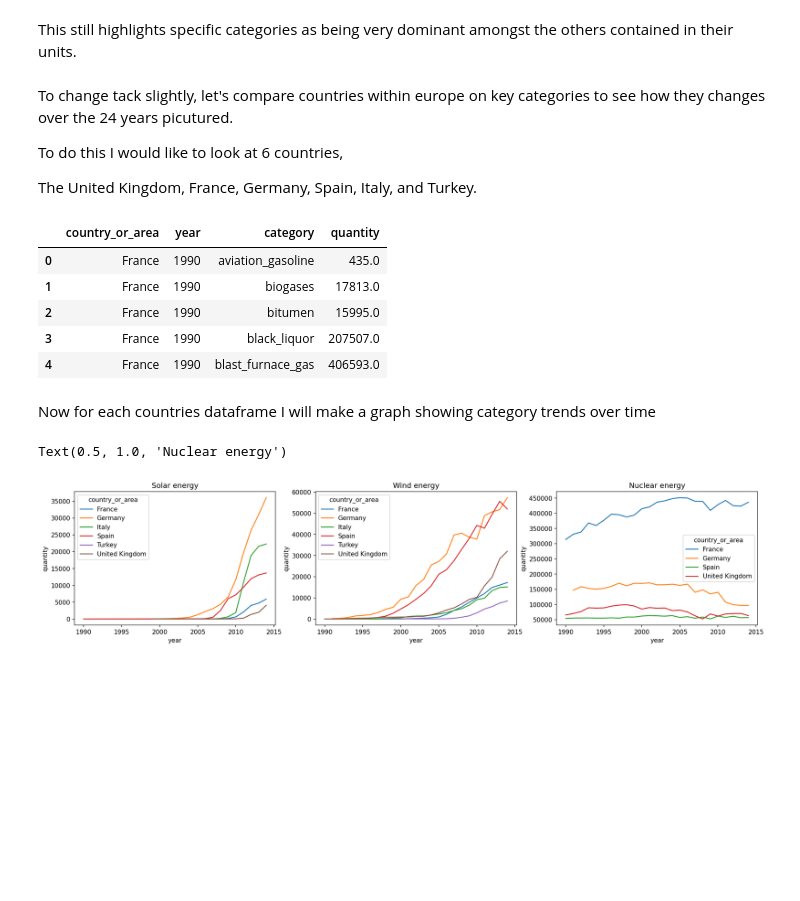
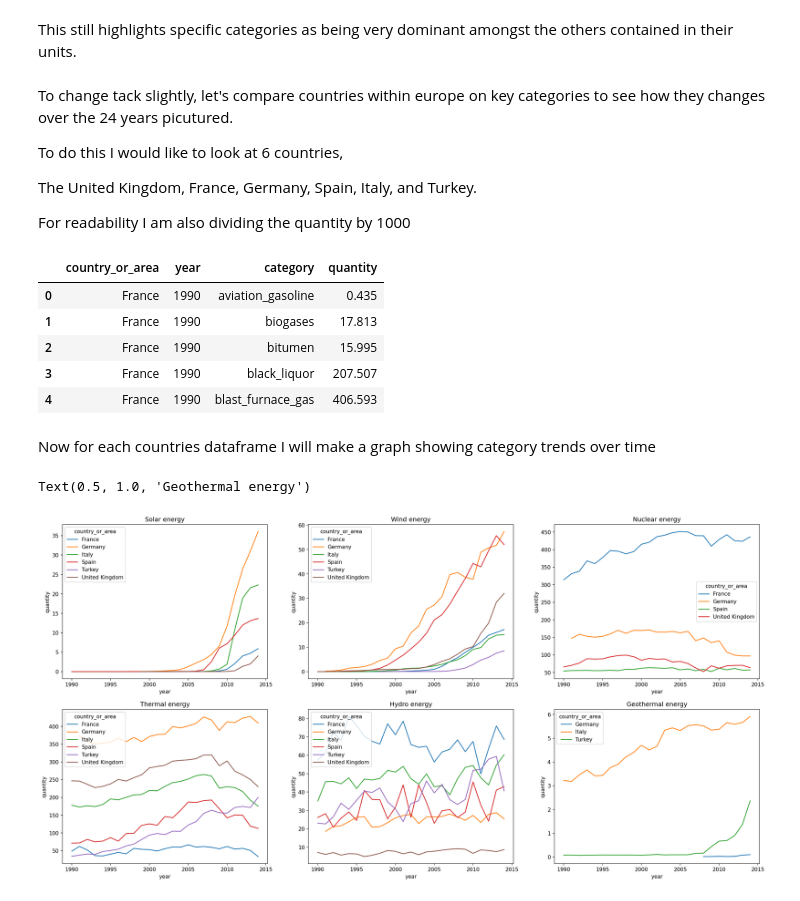
Before and after one commit to See-You-Data/UNInternationalEnergyData, a Jupyter notebook: dan_exploratory_analysis.ipynb, the cells around one changed output. Cells and saved outputs as stored; diff of their text form; code cells hidden in the pictures; blank space fills up the shorter version.

Commit message:
Investigated further energy sources for my key six countries

```diff
--- a/dan_exploratory_analysis.ipynb
+++ b/dan_exploratory_analysis.ipynb
@@ -240,33 +240,45 @@ To change tack slightly, let's compare countries within europe on key categories
 To do this I would like to look at 6 countries,
 
 The United Kingdom, France, Germany, Spain, Italy, and Turkey.
+
+For readability I am also dividing the quantity by 1000
 # %%
 df_eu = df[df['country_or_area'].isin(['United Kingdom','France','Germany','Italy','Spain','Turkey'])]
 df_eu = df_eu.groupby(['country_or_area','year','category']).sum()
+df_eu['quantity'] = df_eu['quantity'].div(1000)
 df_eu.reset_index(inplace=True)
 df_eu.head()
 # %% [output]
 |  | country_or_area | year | category | quantity |
-| 0 | France | 1990 | aviation_gasoline | 435.0 |
-| 1 | France | 1990 | biogases | 17813.0 |
-| 2 | France | 1990 | bitumen | 15995.0 |
-| 3 | France | 1990 | black_liquor | 207507.0 |
-| 4 | France | 1990 | blast_furnace_gas | 406593.0 |
+| 0 | France | 1990 | aviation_gasoline | 0.435 |
+| 1 | France | 1990 | biogases | 17.813 |
+| 2 | France | 1990 | bitumen | 15.995 |
+| 3 | France | 1990 | black_liquor | 207.507 |
+| 4 | France | 1990 | blast_furnace_gas | 406.593 |
 # %% [markdown]
 Now for each countries dataframe I will make a graph showing category trends over time
 # %%
 df_eu_solar = df_eu[df_eu['category']=='solar_electricity']
 df_eu_wind = df_eu[df_eu['category']=='wind_electricity']
 df_eu_nuclear = df_eu[df_eu['category']=='nuclear_electricity']
+df_eu_thermal = df_eu[df_eu['category']=='thermal_electricity']
+df_eu_hydro = df_eu[df_eu['category']=='hydro']
+df_eu_geo = df_eu[df_eu['category']=='geothermal']
 plt.rcParams['figure.dpi'] = 150
-f,ax=plt.subplots(1,3,figsize=(20,4))
-sns.lineplot(x=df_eu_solar['year'],y=df_eu_solar['quantity'],hue=df_eu_solar['country_or_area'],ax=ax[0])
-ax[0].set_title('Solar energy')
-sns.lineplot(x=df_eu_wind['year'],y=df_eu_wind['quantity'],hue=df_eu_wind['country_or_area'],ax=ax[1])
-ax[1].set_title('Wind energy')
-sns.lineplot(x=df_eu_nuclear['year'],y=df_eu_nuclear['quantity'],hue=df_eu_nuclear['country_or_area'],ax=ax[2])
-ax[2].set_title('Nuclear energy')
+f,ax=plt.subplots(2,3,figsize=(24,12))
+sns.lineplot(x=df_eu_solar['year'],y=df_eu_solar['quantity'],hue=df_eu_solar['country_or_area'],ax=ax[0,0])
+ax[0,0].set_title('Solar energy')
+sns.lineplot(x=df_eu_wind['year'],y=df_eu_wind['quantity'],hue=df_eu_wind['country_or_area'],ax=ax[0,1])
+ax[0,1].set_title('Wind energy')
+sns.lineplot(x=df_eu_nuclear['year'],y=df_eu_nuclear['quantity'],hue=df_eu_nuclear['country_or_area'],ax=ax[0,2])
+ax[0,2].set_title('Nuclear energy')
+sns.lineplot(x=df_eu_thermal['year'],y=df_eu_thermal['quantity'],hue=df_eu_thermal['country_or_area'],ax=ax[1,0])
+ax[1,0].set_title('Thermal energy')
+sns.lineplot(x=df_eu_hydro['year'],y=df_eu_hydro['quantity'],hue=df_eu_hydro['country_or_area'],ax=ax[1,1])
+ax[1,1].set_title('Hydro energy')
+sns.lineplot(x=df_eu_geo['year'],y=df_eu_geo['quantity'],hue=df_eu_geo['country_or_area'],ax=ax[1,2])
+ax[1,2].set_title('Geothermal energy')
 # %% [output]
-Text(0.5, 1.0, 'Nuclear energy')
+Text(0.5, 1.0, 'Geothermal energy')
-[figure, old version]
+[figure, new version]
 # %% [markdown]
```
Also changed, not shown: parts of 4 cells of this notebook.
